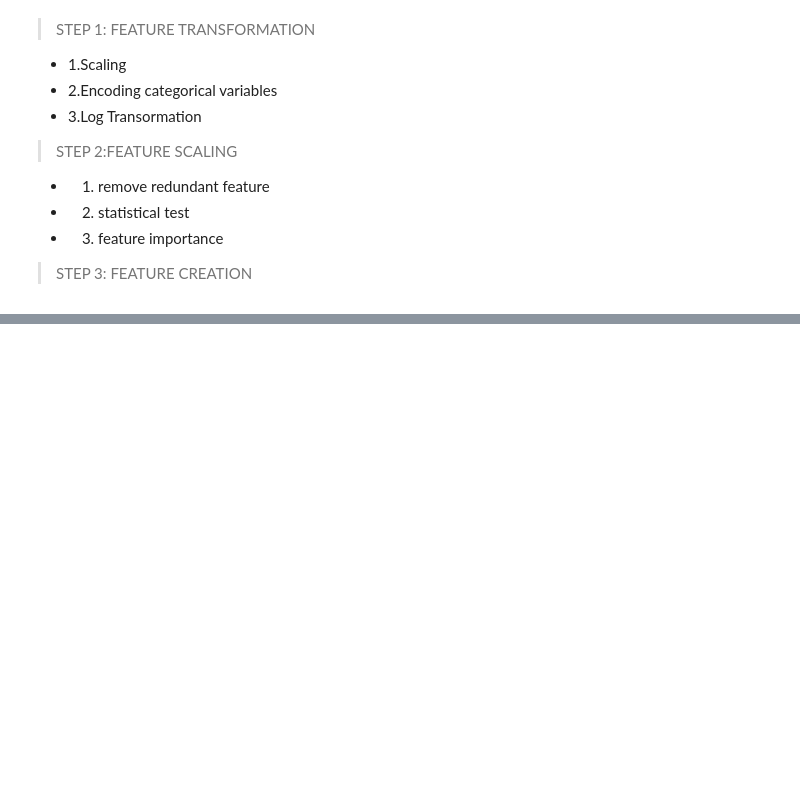
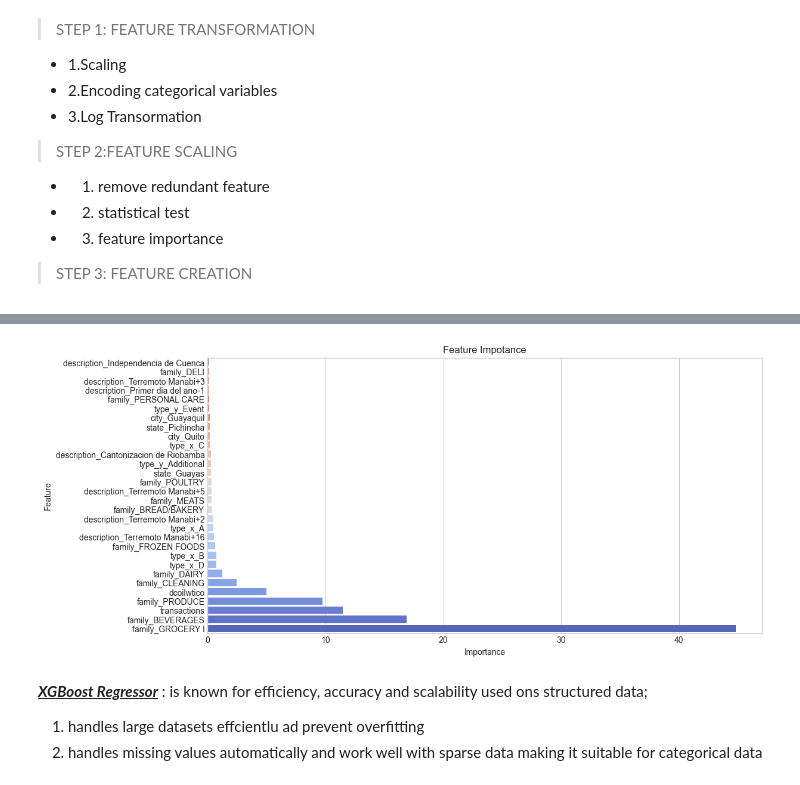
Before and after one commit to valentinewawira-o/Quantitative-Model, a Jupyter notebook: quantitative_model.ipynb, the cells around one changed output, grey strips where cells are left out. Drawn from its saved outputs; the diff is of its cells as text; code cells hidden in the pictures; blank space fills up the shorter version.

```diff
--- a/quantitative_model.ipynb
+++ b/quantitative_model.ipynb
@@ -539,0 +573,14 @@ df_timeseries=df_timeseries.merge(df_transaction,on=['date','store_nbr'],how='in
+# %%
+#scaling categorical features one-hot encoding
+onehot_encoder=OneHotEncoder(sparse=False)
+encoded_features=onehot_encoder.fit_transform(df_timeseries[Categorical_features])
+
+#scaling numeric feature
+scale_df=pd.DataFrame(scaled_features,columns=numerical_features)
+
+# Create a dataframe for the encoded categorical features
+encoded_df=pd.DataFrame(encoded_features,columns=onehot_encoder.get_feature_names_out(Categorical_features))
+
+#concatenate the features for the scaled and encoded features
+transformed_df=pd.concat([df_timeseries['date'],scale_df,encoded_df],axis=1)
+transformed_df.head(5)
@@ -539,0 +631,5 @@ df_timeseries=df_timeseries.merge(df_transaction,on=['date','store_nbr'],how='in
+# %%
+# trainign CatBoost Regressor
+catboost_model= CatBoostRegressor(iterations=1500,learning_rate=0.1,depth=10,loss_function='RMSE',verbose=100,random_state=42)
+# train the model
+catboost_model.fit(X_train, Y_train, eval_set=(X_test,Y_test), early_stopping_rounds=50)
@@ -539,0 +656,6 @@ df_timeseries=df_timeseries.merge(df_transaction,on=['date','store_nbr'],how='in
+# %%
+#Random SearchCV for a  more efficient Alternative
+param_dist= {'depth':[4,6,8,10], 'learning_rate':[0.01,0.05,0.1],'iterations':[500,1000,1500]}
+random_search= RandomizedSearchCV(estimator=catboost_model,param_distributions=param_dist,n_iter=10,scoring='neg_mean_absolute_error',cv=3,verbose=2,random_state=42)
+random_search.fit(X_train,Y_train)
+print('Best parameter:',random_search.best_params_)
@@ -539,0 +680,17 @@ df_timeseries=df_timeseries.merge(df_transaction,on=['date','store_nbr'],how='in
+# %%
+feature_importance=catboost_model.get_feature_importance()
+feature_importance_df=pd.DataFrame({"Feature":X_train.columns,
+                                    "Importance":feature_importance})
+#Sort Features by Importance
+feature_importance_df=feature_importance_df.sort_values(by='Importance',ascending=False)
+N=30
+top_features=feature_importance_df.head(N)
+plt.figure(figsize=(12,6))
+sn.barplot(y='Feature',x='Importance',data=top_features,color='skyblue',palette="coolwarm")
+plt.xlabel("Importance", fontsize=10)
+plt.ylabel("Feature",fontsize=10)
+plt.title("Feature Impotance")
+plt.gca().invert_yaxis() #for better visualization
+plt.show()
+# %% [output]
+[figure, added]
@@ -539,0 +699,4 @@ df_timeseries=df_timeseries.merge(df_transaction,on=['date','store_nbr'],how='in
+# %% [markdown]
+<b><i><u>XGBoost Regressor</u></b></i> : is known for efficiency, accuracy and scalability used ons structured data;
+1. handles large datasets effcientlu ad prevent overfitting
+2. handles missing values automatically and work well with sparse data making it suitable for categorical data
```
Also changed, not shown: parts of 13 cells of this notebook.
